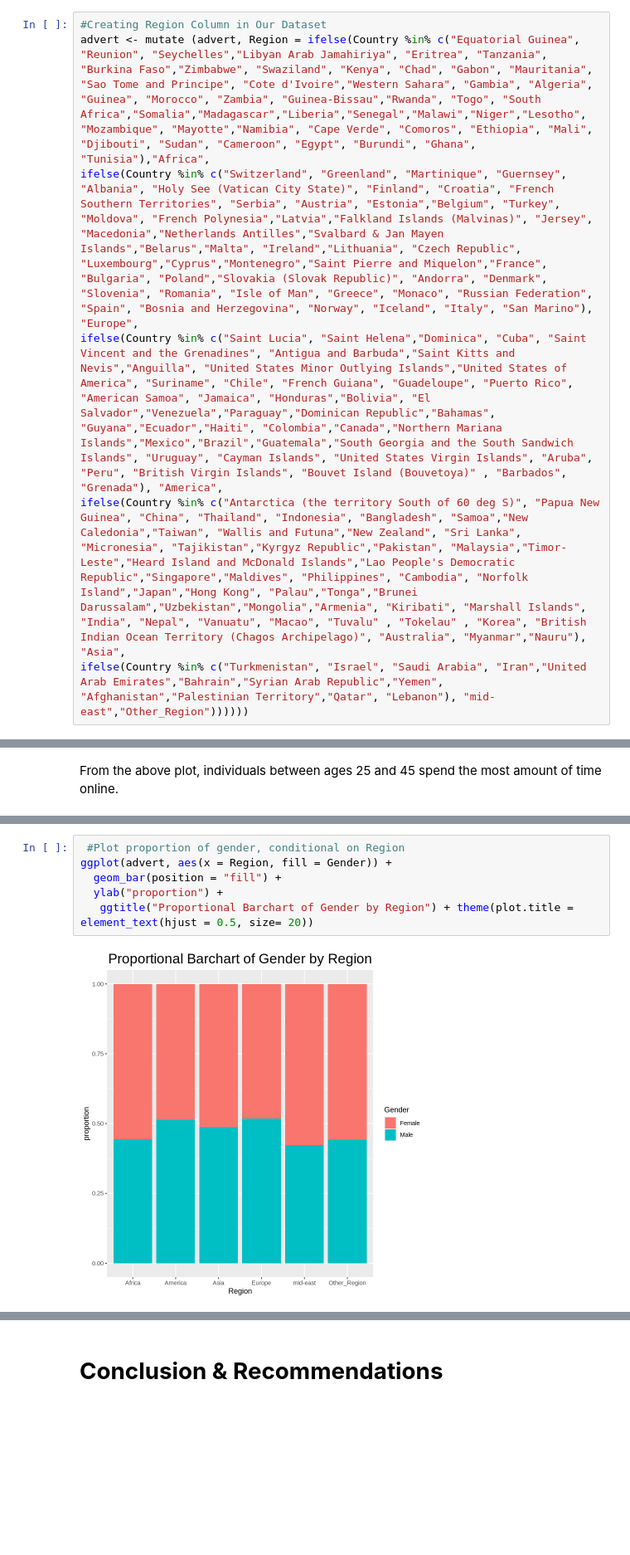
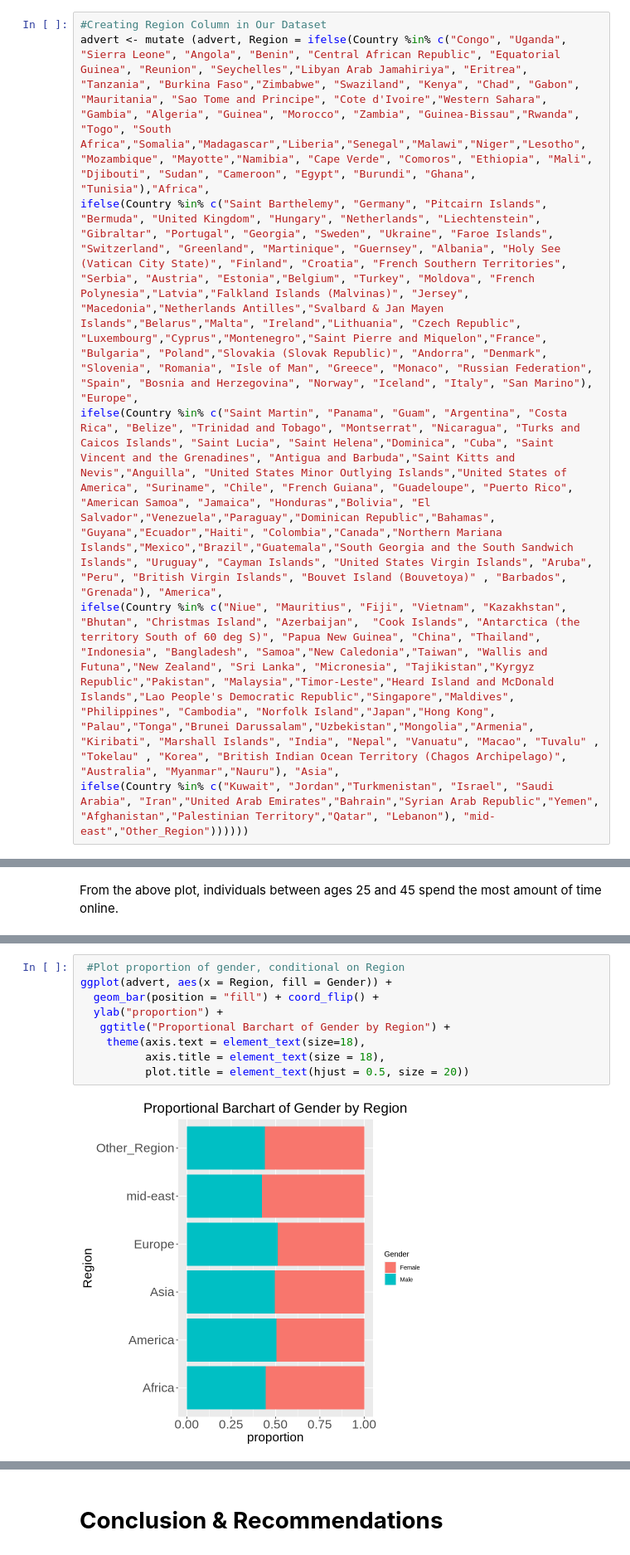
Before and after one commit to Obreintelly/Univariate_Bivariate_Analysis_in_R, a Jupyter notebook: Univariate_Bivariate_Analysis_with_R.ipynb, the cells around one changed output, grey strips where cells are left out. Shown at 83% size. Saved outputs shown, nothing was run; the diff lists cells and outputs as text; blank space fills up the shorter version.

```diff
--- a/Univariate_Bivariate_Analysis_with_R.ipynb
+++ b/Univariate_Bivariate_Analysis_with_R.ipynb
@@ -345,8 +345,8 @@ mid_east <- advert %>%
   mutate(mid_east = Country %in% c("Syrian Arab Republic","Yemen", "Afghanistan","Palestinian Territory" , "Qatar"  ))
 # %%
 #Creating Region Column in Our Dataset
-advert <- mutate (advert, Region = ifelse(Country %in% c("Equatorial Guinea", "Reunion", "Seychelles","Libyan Arab Jamahiriya", "Eritrea", "Tanzania", "Burkina Faso","Zimbabwe", "Swaziland", "Kenya", "Chad", "Gabon", "Mauritania", "Sao Tome and Principe", "Cote d'Ivoire","Western Sahara", "Gambia", "Algeria", "Guinea", "Morocco", "Zambia", "Guinea-Bissau","Rwanda", "Togo", "South Africa","Somalia","Madagascar","Liberia","Senegal","Malawi","Niger","Lesotho", "Mozambique", "Mayotte","Namibia", "Cape Verde", "Comoros", "Ethiopia", "Mali", "Djibouti", "Sudan", "Cameroon", "Egypt", "Burundi", "Ghana", "Tunisia"),"Africa",
-ifelse(Country %in% c("Switzerland", "Greenland", "Martinique", "Guernsey", "Albania", "Holy See (Vatican City State)", "Finland", "Croatia", "French Southern Territories", "Serbia", "Austria", "Estonia","Belgium", "Turkey", "Moldova", "French Polynesia","Latvia","Falkland Islands (Malvinas)", "Jersey", "Macedonia","Netherlands Antilles","Svalbard & Jan Mayen Islands","Belarus","Malta", "Ireland","Lithuania", "Czech Republic", "Luxembourg","Cyprus","Montenegro","Saint Pierre and Miquelon","France", "Bulgaria", "Poland","Slovakia (Slovak Republic)", "Andorra", "Denmark", "Slovenia", "Romania", "Isle of Man", "Greece", "Monaco", "Russian Federation", "Spain", "Bosnia and Herzegovina", "Norway", "Iceland", "Italy", "San Marino"), "Europe",
-ifelse(Country %in% c("Saint Lucia", "Saint Helena","Dominica", "Cuba", "Saint Vincent and the Grenadines", "Antigua and Barbuda","Saint Kitts and Nevis","Anguilla", "United States Minor Outlying Islands","United States of America", "Suriname", "Chile", "French Guiana", "Guadeloupe", "Puerto Rico", "American Samoa", "Jamaica", "Honduras","Bolivia", "El Salvador","Venezuela","Paraguay","Dominican Republic","Bahamas", "Guyana","Ecuador","Haiti", "Colombia","Canada","Northern Mariana Islands","Mexico","Brazil","Guatemala","South Georgia and the South Sandwich Islands", "Uruguay", "Cayman Islands", "United States Virgin Islands", "Aruba", "Peru", "British Virgin Islands", "Bouvet Island (Bouvetoya)" , "Barbados", "Grenada"), "America",
-ifelse(Country %in% c("Antarctica (the territory South of 60 deg S)", "Papua New Guinea", "China", "Thailand", "Indonesia", "Bangladesh", "Samoa","New Caledonia","Taiwan", "Wallis and Futuna","New Zealand", "Sri Lanka", "Micronesia", "Tajikistan","Kyrgyz Republic","Pakistan", "Malaysia","Timor-Leste","Heard Island and McDonald Islands","Lao People's Democratic Republic","Singapore","Maldives", "Philippines", "Cambodia", "Norfolk Island","Japan","Hong Kong", "Palau","Tonga","Brunei Darussalam","Uzbekistan","Mongolia","Armenia", "Kiribati", "Marshall Islands", "India", "Nepal", "Vanuatu", "Macao", "Tuvalu" , "Tokelau" , "Korea", "British Indian Ocean Territory (Chagos Archipelago)", "Australia", "Myanmar","Nauru"), "Asia",
-ifelse(Country %in% c("Turkmenistan", "Israel", "Saudi Arabia", "Iran","United Arab Emirates","Bahrain","Syrian Arab Republic","Yemen", "Afghanistan","Palestinian Territory","Qatar", "Lebanon"), "mid-east","Other_Region"))))))
+advert <- mutate (advert, Region = ifelse(Country %in% c("Congo", "Uganda", "Sierra Leone", "Angola", "Benin", "Central African Republic", "Equatorial Guinea", "Reunion", "Seychelles","Libyan Arab Jamahiriya", "Eritrea", "Tanzania", "Burkina Faso","Zimbabwe", "Swaziland", "Kenya", "Chad", "Gabon", "Mauritania", "Sao Tome and Principe", "Cote d'Ivoire","Western Sahara", "Gambia", "Algeria", "Guinea", "Morocco", "Zambia", "Guinea-Bissau","Rwanda", "Togo", "South Africa","Somalia","Madagascar","Liberia","Senegal","Malawi","Niger","Lesotho", "Mozambique", "Mayotte","Namibia", "Cape Verde", "Comoros", "Ethiopia", "Mali", "Djibouti", "Sudan", "Cameroon", "Egypt", "Burundi", "Ghana", "Tunisia"),"Africa",
+ifelse(Country %in% c("Saint Barthelemy", "Germany", "Pitcairn Islands", "Bermuda", "United Kingdom", "Hungary", "Netherlands", "Liechtenstein", "Gibraltar", "Portugal", "Georgia", "Sweden", "Ukraine", "Faroe Islands", "Switzerland", "Greenland", "Martinique", "Guernsey", "Albania", "Holy See (Vatican City State)", "Finland", "Croatia", "French Southern Territories", "Serbia", "Austria", "Estonia","Belgium", "Turkey", "Moldova", "French Polynesia","Latvia","Falkland Islands (Malvinas)", "Jersey", "Macedonia","Netherlands Antilles","Svalbard & Jan Mayen Islands","Belarus","Malta", "Ireland","Lithuania", "Czech Republic", "Luxembourg","Cyprus","Montenegro","Saint Pierre and Miquelon","France", "Bulgaria", "Poland","Slovakia (Slovak Republic)", "Andorra", "Denmark", "Slovenia", "Romania", "Isle of Man", "Greece", "Monaco", "Russian Federation", "Spain", "Bosnia and Herzegovina", "Norway", "Iceland", "Italy", "San Marino"), "Europe",
+ifelse(Country %in% c("Saint Martin", "Panama", "Guam", "Argentina", "Costa Rica", "Belize", "Trinidad and Tobago", "Montserrat", "Nicaragua", "Turks and Caicos Islands", "Saint Lucia", "Saint Helena","Dominica", "Cuba", "Saint Vincent and the Grenadines", "Antigua and Barbuda","Saint Kitts and Nevis","Anguilla", "United States Minor Outlying Islands","United States of America", "Suriname", "Chile", "French Guiana", "Guadeloupe", "Puerto Rico", "American Samoa", "Jamaica", "Honduras","Bolivia", "El Salvador","Venezuela","Paraguay","Dominican Republic","Bahamas", "Guyana","Ecuador","Haiti", "Colombia","Canada","Northern Mariana Islands","Mexico","Brazil","Guatemala","South Georgia and the South Sandwich Islands", "Uruguay", "Cayman Islands", "United States Virgin Islands", "Aruba", "Peru", "British Virgin Islands", "Bouvet Island (Bouvetoya)" , "Barbados", "Grenada"), "America",
+ifelse(Country %in% c("Niue", "Mauritius", "Fiji", "Vietnam", "Kazakhstan", "Bhutan", "Christmas Island", "Azerbaijan",  "Cook Islands", "Antarctica (the territory South of 60 deg S)", "Papua New Guinea", "China", "Thailand", "Indonesia", "Bangladesh", "Samoa","New Caledonia","Taiwan", "Wallis and Futuna","New Zealand", "Sri Lanka", "Micronesia", "Tajikistan","Kyrgyz Republic","Pakistan", "Malaysia","Timor-Leste","Heard Island and McDonald Islands","Lao People's Democratic Republic","Singapore","Maldives", "Philippines", "Cambodia", "Norfolk Island","Japan","Hong Kong", "Palau","Tonga","Brunei Darussalam","Uzbekistan","Mongolia","Armenia", "Kiribati", "Marshall Islands", "India", "Nepal", "Vanuatu", "Macao", "Tuvalu" , "Tokelau" , "Korea", "British Indian Ocean Territory (Chagos Archipelago)", "Australia", "Myanmar","Nauru"), "Asia",
+ifelse(Country %in% c("Kuwait", "Jordan","Turkmenistan", "Israel", "Saudi Arabia", "Iran","United Arab Emirates","Bahrain","Syrian Arab Republic","Yemen", "Afghanistan","Palestinian Territory","Qatar", "Lebanon"), "mid-east","Other_Region"))))))
@@ -743,11 +816,14 @@ ggplot(advert, aes(x = Region, fill = Gender)) +
 # %%
  #Plot proportion of gender, conditional on Region
 ggplot(advert, aes(x = Region, fill = Gender)) +
-  geom_bar(position = "fill") +
+  geom_bar(position = "fill") + coord_flip() +
   ylab("proportion") +
-   ggtitle("Proportional Barchart of Gender by Region") + theme(plot.title = element_text(hjust = 0.5, size= 20))
+   ggtitle("Proportional Barchart of Gender by Region") +
+    theme(axis.text = element_text(size=18),
+          axis.title = element_text(size = 18),
+          plot.title = element_text(hjust = 0.5, size = 20))
 # %% [output]
-[figure, old version]
+[figure, new version]
 # %%
  #Plot proportion of Clicks, conditional on Region
 ggplot(advert, aes(x = Region, fill = Clicks)) +
```
Also changed, not shown: parts of 41 cells of this notebook.
